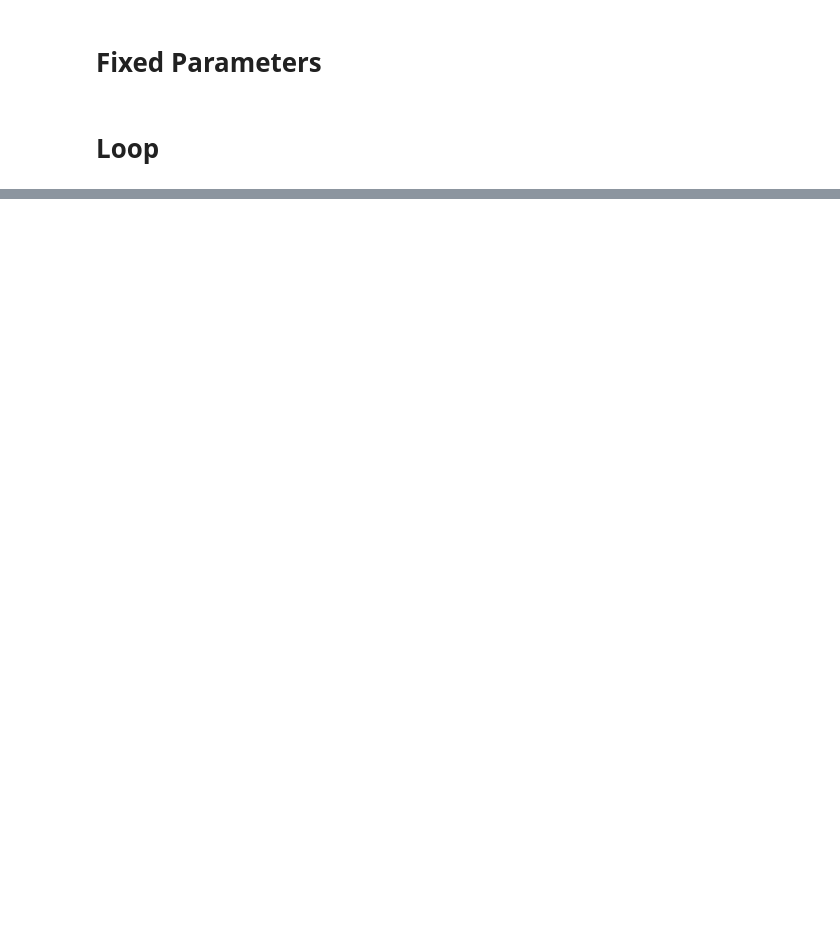
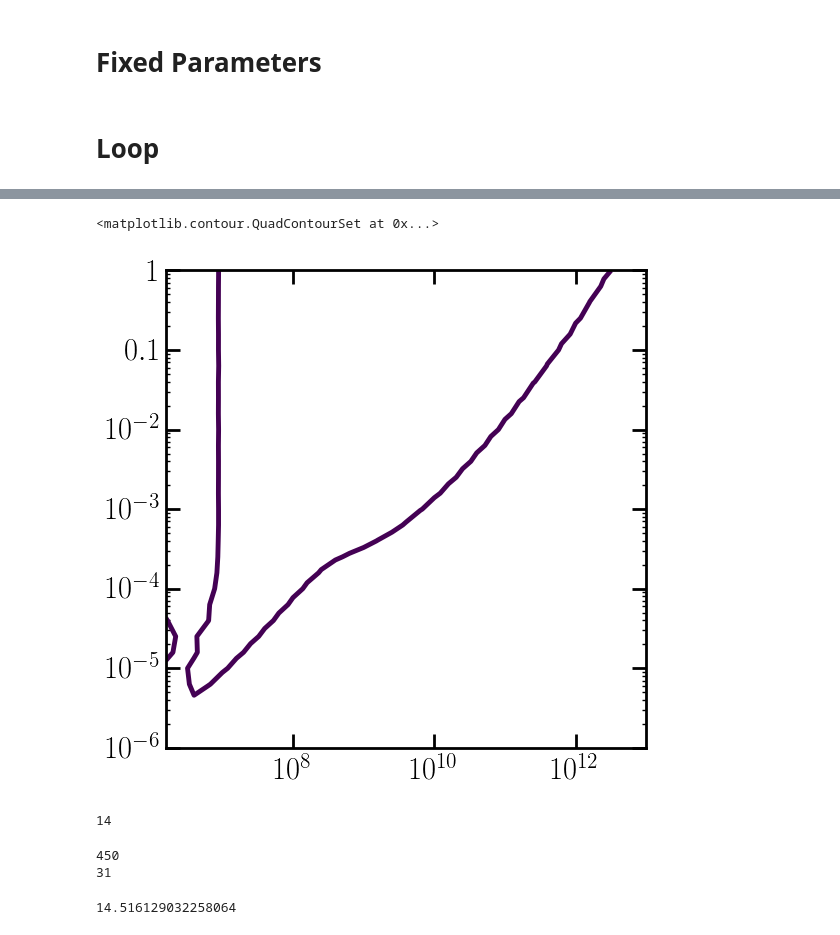
Before and after one commit to hongwanliu/millicharged_DM_with_bath, a Jupyter notebook: notebooks/Millicharged_Q_Parameter_Scan.ipynb, the cells around one changed output, grey strips where cells are left out. Drawn from its saved outputs; the diff is of its cells as text; code cells hidden in the pictures; blank space fills up the shorter version.

Commit message:
Completed Millicharged_Q_Parameter_Scan, tested.

```diff
--- a/notebooks/Millicharged_Q_Parameter_Scan.ipynb
+++ b/notebooks/Millicharged_Q_Parameter_Scan.ipynb
@@ -54,5 +114,9 @@ rs_vec   = np.flipud(np.arange(10., rs_start, 1))
 # Fixed Parameters
 f   = 1e-4
 m_C = 1e8
+
+# Loop Points
+m_m_arr = 10**np.arange(6.2, 13.2, 0.2)
+Q_arr   = 10**np.arange(-6.,  0.2, 0.2) # 31 entries
 # %% [markdown]
 # Loop
@@ -225,0 +167,4 @@ Traceback (most recent call last):
+# %%
+# pickle.dump((soln_arr, error_arr), open('/home/hongwanl/millicharged_DM_with_bath/notebooks/data.p','wb'))
+
+soln_arr, error_arr = pickle.load(open('/home/hongwanl/millicharged_DM_with_bath/notebooks/data.p','rb'))
@@ -225,0 +241,9 @@ Traceback (most recent call last):
+# %%
+plt.figure()
+
+plt.loglog()
+
+plt.contour(m_m_arr, Q_arr, np.transpose(soln_arr[:,:,-8,0]/phys.kB), levels=[5.1])
+# %% [output]
+<matplotlib.contour.QuadContourSet at 0x...>
+[figure, added]
@@ -225,0 +252,16 @@ Traceback (most recent call last):
+# %%
+m_m_err_arr = np.array([m_m_arr[pt[0]] for pt in error_arr])
+Q_err_arr   = np.array([Q_arr[pt[1]] for pt in error_arr])
+m_m_err_arr.size//Q_arr.size
+# %% [output]
+14
+# %%
+print(m_m_err_arr.size)
+print(Q_arr.size)
+# %% [output]
+450
+31
+# %%
+450/31
+# %% [output]
+14.516129032258064
```
Also changed, not shown: parts of 7 cells of this notebook, 2 other files.
